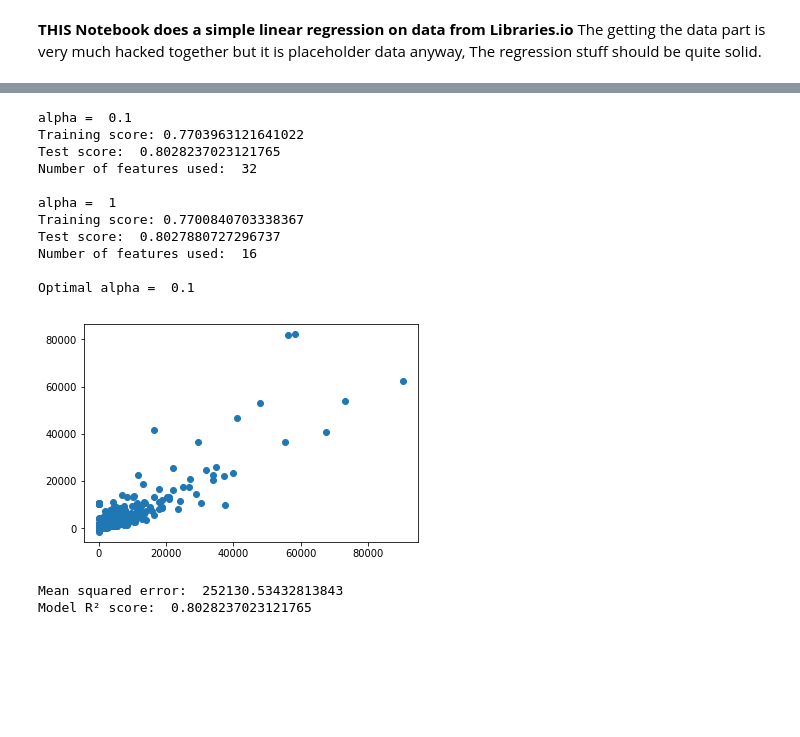
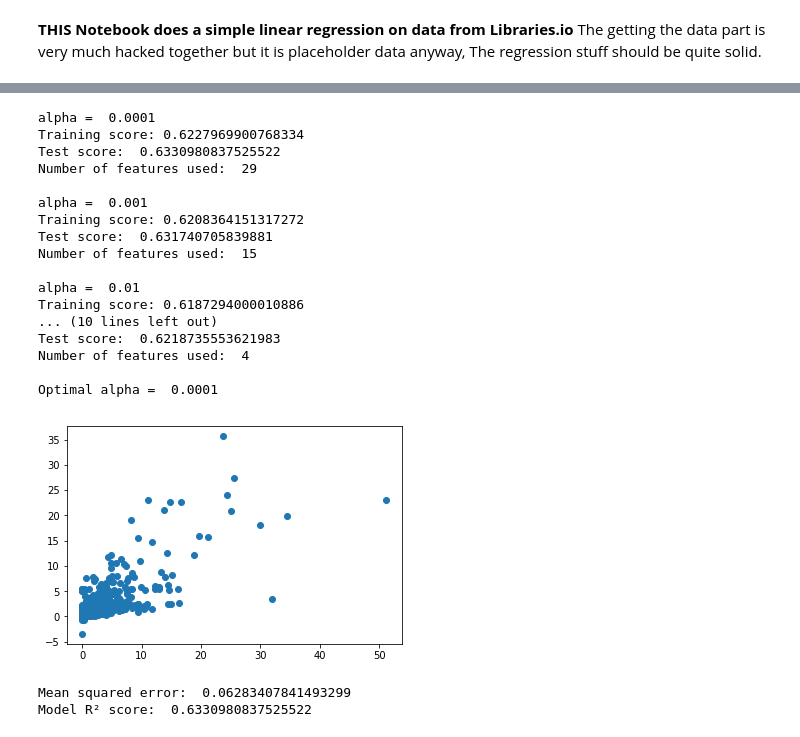
Before and after one commit to datascienceproject2019-codescoop/codescoop-models, a Jupyter notebook: srcModels/RegressionLibrariesIOdata.ipynb, the cells around one changed output, grey strips where cells are left out. Cells and saved outputs as stored; diff of their text form; code cells hidden in the pictures; blank space fills up the shorter version.

Commit message:
new "improved" model

```diff
--- a/srcModels/RegressionLibrariesIOdata.ipynb
+++ b/srcModels/RegressionLibrariesIOdata.ipynb
@@ -19,10 +20,11 @@ from sklearn.metrics import mean_squared_error, r2_score
 
 pd.set_option('display.max_columns', 500)
 # %%
-N_SAMPLES = 200000
+N_SAMPLES = 500000
 VERBOSE = True
-ALPHA = [0.1, 1]
+ALPHA = [0.0001,0.001,0.01,0.1, 1]
 P_CUTOFF = 0.01
+TESTING = True
 PATH ="/home/rick/UH-Spring-2019/Project/codescoop-models/Libraries_io_data/repositories-1.2.0-2018-03-12.csv"
 # %%
 #Functions for factorizing and getting dummies
@@ -36,10 +38,33 @@ def getDummies (data, feature):
     data = data.drop([feature],axis=1)
     return data
 
+def convertDateTime(data):
+    data[['Created Timestamp', 'Updated Timestamp']] = data[['Created Timestamp', 'Updated Timestamp']].apply(pd.to_datetime)
+    data['fulltime'] = (max(data['Updated Timestamp']) - data['Created Timestamp'])
+    data['fulltime'] = data['fulltime'].apply(lambda x: x.days)
+    return data
+
+def getDatax(data):
+    droplist = ['fulltime','SourceRank','Description', 'Name with Owner', 'Created Timestamp', "Updated Timestamp", 'Last pushed Timestamp', 'Homepage URL', 'Mirror URL', 'UUID', 'Last Synced Timestamp','Fork Source Name with Owner', 'Changelog filename', 'Contributing guidelines filename', 'License filename','Code of Conduct filename', 'Security Threat Model filename', 'Security Audit filename', 'SCM type', 'Logo URL', 'Keywords', 'Stars Count' ]
+    factorizelist = ['Default branch', 'Display Name', 'Pull requests enabled']
+    truefalselist = ['Fork', 'Issues enabled', 'Wiki enabled', 'Pages enabled']
+    dummieslist = ['Language', 'License', 'Status','Host Type']
+
+    datax = data.drop(droplist, axis=1)
+    datax = datax.drop(['Readme filename'], axis=1) #idk why I need to do it separately, needs cleaning
+
+    datax = gnumeric_func(datax, factorizelist)
+    datax[truefalselist] = datax[truefalselist] * 1
+
+    for item in dummieslist:
+        datax = getDummies(datax,item)
+
+    return datax
+
 def runOLS(featureList, target, printoutput = True):
 
     dataxStats = datax[featureList]
-    statsmodel = sm.OLS(target, dataxStats).fit()
+    statsmodel = sm.OLS(target, dataxStats.astype(float)).fit()
     if printoutput:
         print(statsmodel.summary())
     return statsmodel
@@ -48,18 +73,11 @@ def runOLS(featureList, target, printoutput = True):
 data = pd.read_csv(PATH, usecols=[1,2,3,4,5,6,7,8,9,10,11,12,13,14,15,16,17,18,19,20,21,22,23,24,25,26,27,28,29,30,31,32,33,34,35,36,37,38],
                    nrows = N_SAMPLES)
 
+data = convertDateTime(data)
 
-droplist = ['SourceRank','Description', 'Name with Owner', 'Created Timestamp', "Updated Timestamp", 'Last pushed Timestamp', 'Homepage URL', 'Mirror URL', 'UUID', 'Last Synced Timestamp','Fork Source Name with Owner', 'Changelog filename', 'Contributing guidelines filename', 'License filename','Code of Conduct filename', 'Security Threat Model filename', 'Security Audit filename', 'SCM type', 'Logo URL', 'Keywords', 'Stars Count' ]
-factorizelist = ['Host Type', 'Fork', 'Issues enabled', 'Wiki enabled', 'Pages enabled', 'Default branch', 'Display Name', 'Pull requests enabled']
-dummieslist = ['Language', 'License', 'Status']
+datay = data['Stars Count']/data['fulltime']
 
-datax = data.drop(droplist, axis=1)
-datax = datax.drop(['Readme filename'], axis=1) #idk why I need to do it separately, cleaning is for later
-
-datax = gnumeric_func(datax, factorizelist)
-
-for item in dummieslist:
-    datax = getDummies(datax,item)
+datax = getDatax(data)
 
 datax.head()
 # %% [output]
@@ -86,7 +104,7 @@ data.head()
 x = datax
 
 # y should be a vector containing the target variable (number of stars)
-y = list(data["Stars Count"])
+y = list(datay)
 
 # split the data in to train and test part
 X_train, X_test, y_train, y_test = train_test_split(x, y)
@@ -113,42 +131,48 @@ for i in range(0,n):
         print("Training score:", train_score)
         print("Test score: ", test_score)
         print("Number of features used: ", coeff_used)
         print(" ")
 
 # pick the alpha value with best score
 best_alpha = alphas[np.argmax(test_scores)]
 lasso = Lasso(alpha = best_alpha, max_iter = 10e5)
 lasso.fit(X_train, y_train)
 
 # create a dataframe with the coefficents of the features,
 # then create a list of the features selected to use in OLS
 df_coef = pd.DataFrame({'Features':x.columns,'coeff': lasso.coef_})
 df_coef = df_coef.sort_values(by = ['coeff'])
 df_coef = df_coef[df_coef.coeff != -0.0]
 featureList = list(df_coef.Features)
 
 # model summary
 predicted = lasso.predict(X_test)
 expected = y_test
 # expected vs predicted values
 if VERBOSE:
     print("Optimal alpha = ", best_alpha)
     plt.scatter(expected, predicted)
     plt.show()
     print("Mean squared error: ", mean_squared_error(expected, predicted))
     print("Model R² score: ", r2_score(expected, predicted))
 # %% [output]
-alpha =  0.1
-Training score: 0.7703963121641022
-Test score:  0.8028237023121765
-Number of features used:  32
+alpha =  0.0001
+Training score: 0.6227969900768334
+Test score:  0.6330980837525522
+Number of features used:  29
 
-alpha =  1
-Training score: 0.7700840703338367
-Test score:  0.8027880727296737
-Number of features used:  16
+alpha =  0.001
+Training score: 0.6208364151317272
+Test score:  0.631740705839881
+Number of features used:  15
 
-Optimal alpha =  0.1
+alpha =  0.01
+Training score: 0.6187294000010886
+... (10 lines left out)
+Test score:  0.6218735553621983
+Number of features used:  4
+
+Optimal alpha =  0.0001
-[figure, old version]
+[figure, new version]
-Mean squared error:  252130.53432813843
-Model R² score:  0.8028237023121765
+Mean squared error:  0.06283407841493299
+Model R² score:  0.6330980837525522
```
Also changed, not shown: parts of 7 cells of this notebook.
